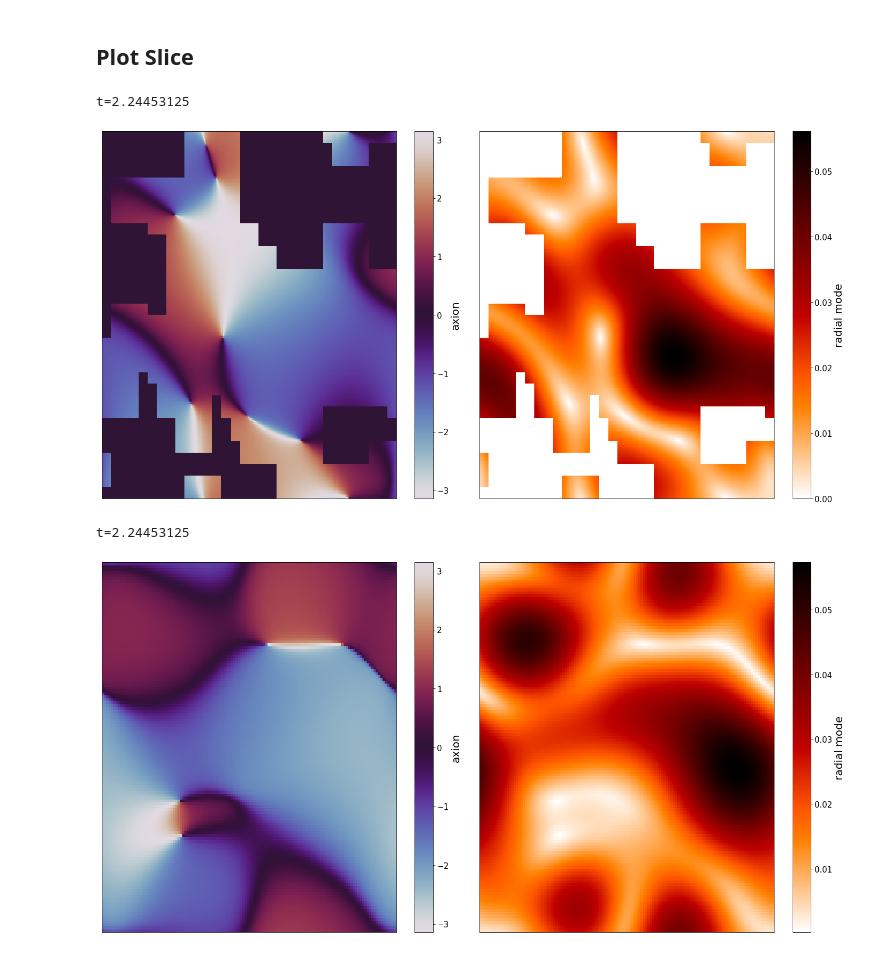
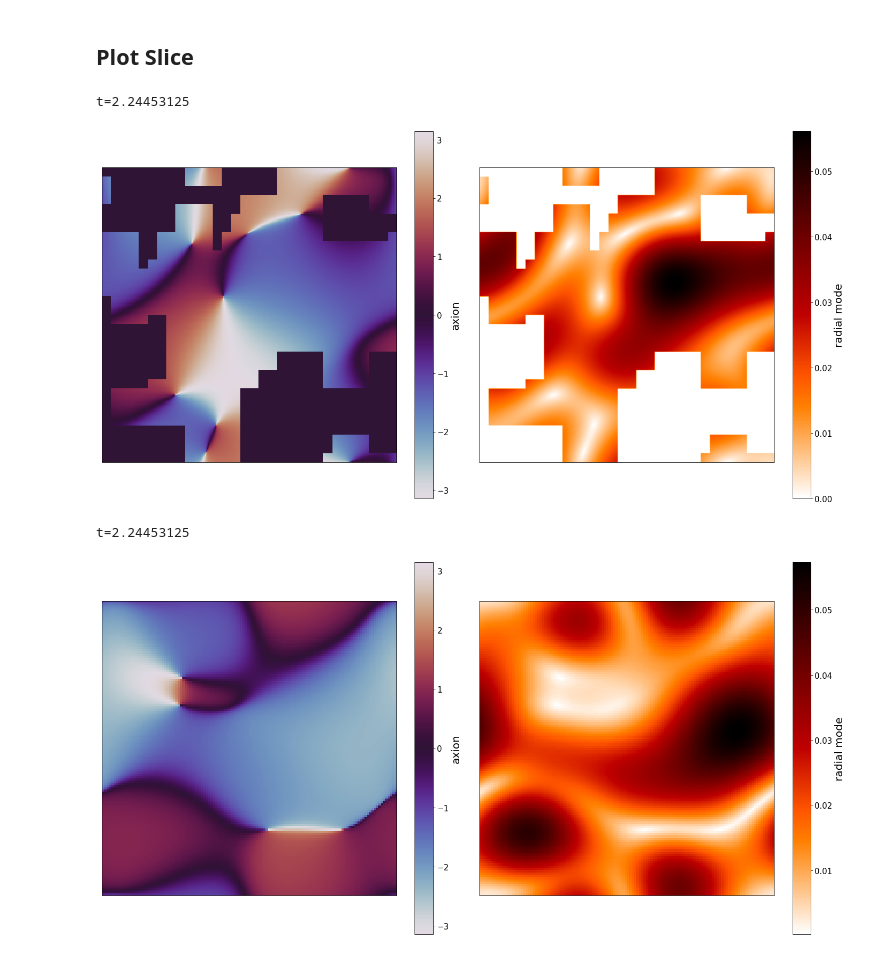
Before and after one commit to MSABuschmann/sledgehamr, a Jupyter notebook: examples/axion_strings/axion_strings.ipynb, the cells around one changed output. Cells and saved outputs as stored; diff of their text form; code cells hidden in the pictures.

Commit message:
Do plotting within module

```diff
--- a/examples/axion_strings/axion_strings.ipynb
+++ b/examples/axion_strings/axion_strings.ipynb
@@ -42,7 +39,7 @@ Coarse boxes written at t = [0.13515625 0.6625     1.18984375 1.7171875  2.24453
 i = 4
 lev = 1
 
-# Read Slice
+# Read a slice along the x-axis.
 slices = out.GetSlice(i, 'x', lev, ['Psi1', 'Psi2'])
 t = slices['t']
 print('t='+str(t))
@@ -50,63 +47,23 @@ print('t='+str(t))
 axion = np.arctan2(slices['Psi2'], slices['Psi1'])
 radial_mode = np.sqrt(slices['Psi1']**2 + slices['Psi2']**2)
 
-# Plot
-fig, ax = plt.subplots(figsize=(20,10),ncols=2)
-
-dim = np.shape(axion)[0]
-axis = np.linspace(0,1,dim)
-im = ax[0].pcolormesh(axis,axis,axion,
-                      cmap='twilight',vmin=-np.pi,vmax=np.pi)
-cb = fig.colorbar(im, ax=ax[0])
-cb.ax.tick_params(labelsize=15)
-cb.set_label(label='axion',fontsize=20)
-ax[0].set_xticks([])
-ax[0].set_yticks([])
-
-im = ax[1].pcolormesh(axis,axis,radial_mode,cmap='gist_heat_r')
-cb = fig.colorbar(im, ax=ax[1])
-cb.ax.tick_params(labelsize=15)
-cb.set_label(label='radial mode',fontsize=20)
-ax[1].set_xticks([])
-ax[1].set_yticks([])
-
-plt.tight_layout()
+strings.PlotAxionAndRadialModeSlice(axion, radial_mode)
 # %% [output]
 t=2.24453125
-[figure, old version]
+[figure, new version]
 # %%
 # Id of coarse box to be plotted
 i = 4
 
 # Read coarse box and grab a slice.
 coarse_box = out.GetCoarseBox(i, ['Psi1', 'Psi2'])
 t = coarse_box['t']
 print('t='+str(t))
 
 axion = np.arctan2(coarse_box['Psi2'][:,:,0], coarse_box['Psi1'][:,:,0])
 radial_mode = np.sqrt(coarse_box['Psi1'][:,:,0]**2 + coarse_box['Psi2'][:,:,0]**2)
 
-# Plot
-fig, ax = plt.subplots(figsize=(20,10),ncols=2)
-
-dim = np.shape(axion)[0]
-axis = np.linspace(0,1,dim)
-im = ax[0].pcolormesh(axis,axis,axion,
-                      cmap='twilight',vmin=-np.pi,vmax=np.pi)
-cb = fig.colorbar(im, ax=ax[0])
-cb.ax.tick_params(labelsize=15)
-cb.set_label(label='axion',fontsize=20)
-ax[0].set_xticks([])
-ax[0].set_yticks([])
-
-im = ax[1].pcolormesh(axis,axis,radial_mode,cmap='gist_heat_r')
-cb = fig.colorbar(im, ax=ax[1])
-cb.ax.tick_params(labelsize=15)
-cb.set_label(label='radial mode',fontsize=20)
-ax[1].set_xticks([])
-ax[1].set_yticks([])
-
-plt.tight_layout()
+strings.PlotAxionAndRadialModeSlice(axion, radial_mode)
 # %% [output]
 t=2.24453125
-[figure, old version]
+[figure, new version]
```
Also changed, not shown: parts of 1 cell of this notebook, 1 other file.
